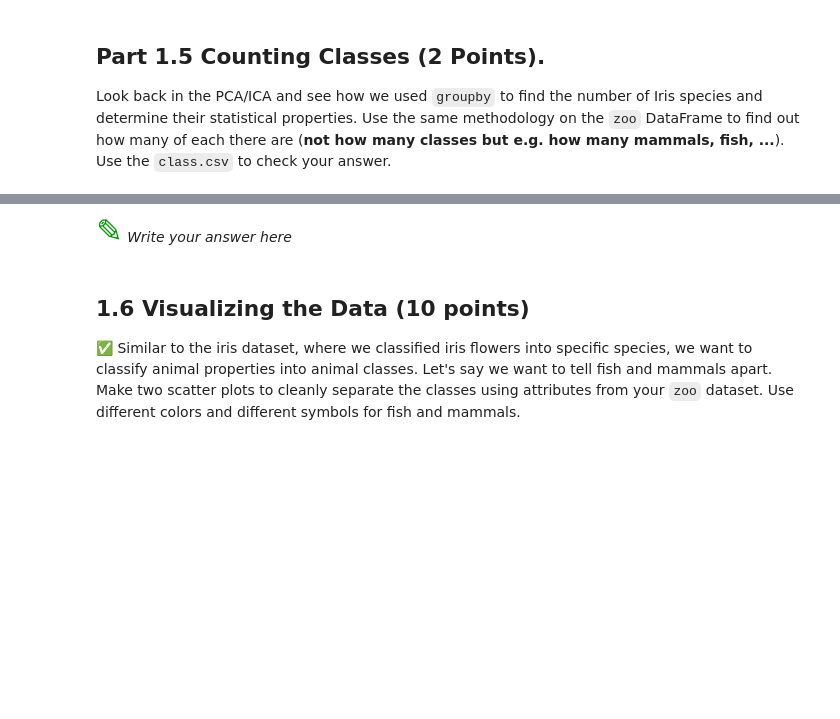
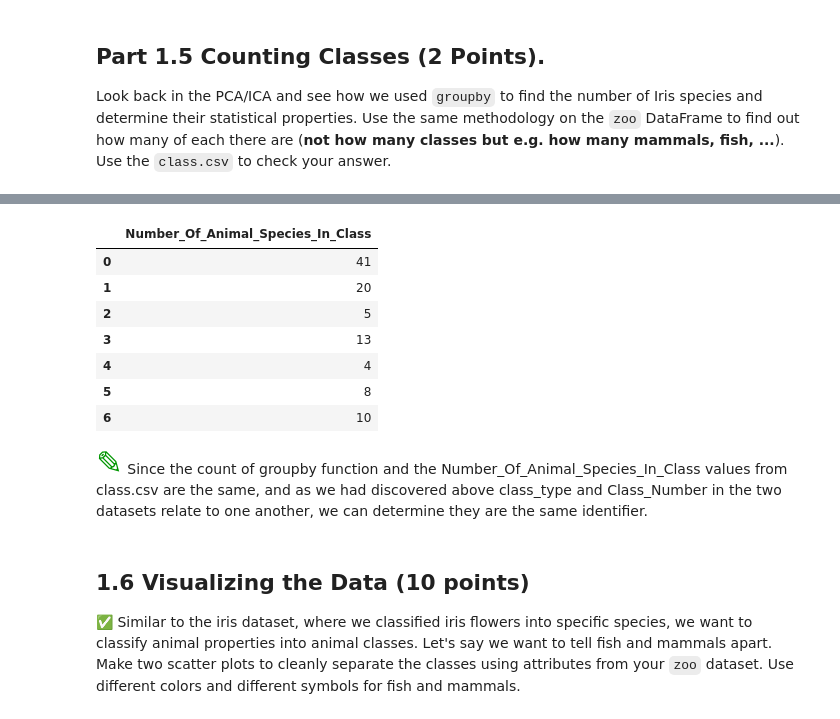
Before and after one commit to selembad/cmse_202_hw_repo, a Jupyter notebook: hw-02/csme202_HW-02_PandasAndObjects.ipynb, the cells around one changed output, grey strips where cells are left out. Cells and saved outputs as stored; diff of their text form; code cells hidden in the pictures; blank space fills up the shorter version.

```diff
--- a/hw-02/csme202_HW-02_PandasAndObjects.ipynb
+++ b/hw-02/csme202_HW-02_PandasAndObjects.ipynb
@@ -90,5 +135,16 @@ Look back in the PCA/ICA and see how we used `groupby` to find the number of Iri
+# %%
+class_data.iloc[:,1:2]
+# %% [output]
+|  | Number_Of_Animal_Species_In_Class |
+| 0 | 41 |
+| 1 | 20 |
+| 2 | 5 |
+| 3 | 13 |
+| 4 | 4 |
+| 5 | 8 |
+| 6 | 10 |
 # %% [markdown]
-<font size=6 color="#009600">&#9998;</font> *Write your answer here*
+<font size=6 color="#009600">&#9998;</font> Since the count of groupby function and the Number_Of_Animal_Species_In_Class values from class.csv are the same, and as we had discovered above class_type and Class_Number in the two datasets relate to one another, we can determine they are the same identifier.
 # %% [markdown]
 ## 1.6 Visualizing the Data (10 points)
 
```
Also changed, not shown: parts of 13 cells of this notebook.
